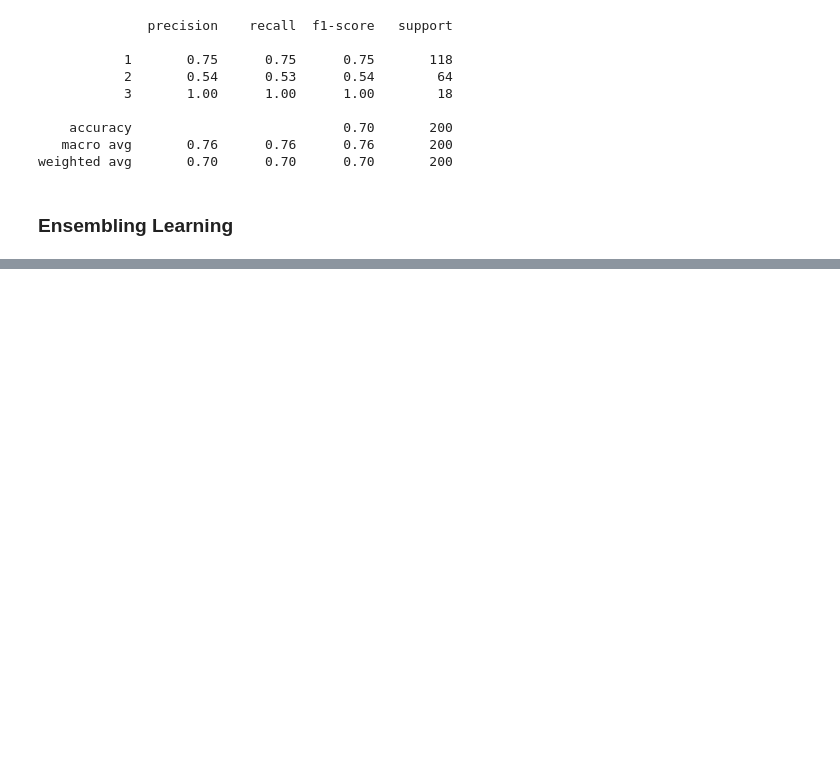
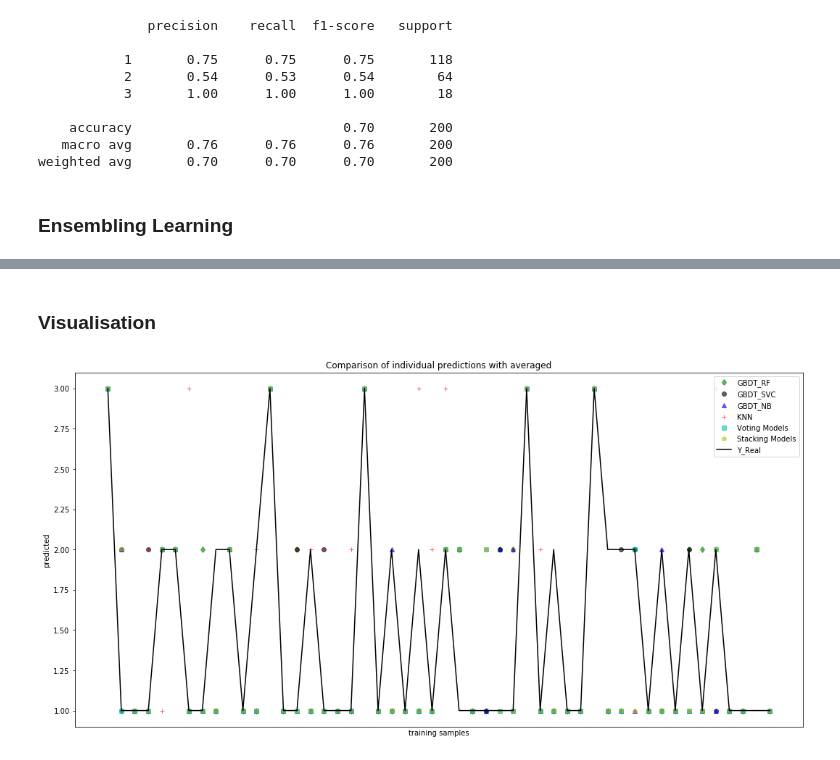
Before and after one commit to peteryph/Kaggle-Heart-Disease-UCI, a Jupyter notebook: UFC fight club.ipynb, the cells around one changed output, grey strips where cells are left out. Drawn from its saved outputs; the diff is of its cells as text; code cells hidden in the pictures; blank space fills up the shorter version.

Commit message:
Final visualisation and add readme

```diff
--- a/UFC fight club.ipynb
+++ b/UFC fight club.ipynb
@@ -789,6 +791,8 @@ weighted avg       0.70      0.70      0.70       200
 # %%
-model_list = [GBDT_RF, GBDT_SVC, GBDT_NB, GBDT_KNN]
-model_list_labels = ["GBDT_RF", "GBDT_SVC", "GBDT_NB", "GBDT_KNN"]
+model_list = [GBDT_RF, GBDT_SVC, GBDT_NB, KNN]
+model_list_labels = ["GBDT_RF", "GBDT_SVC", "GBDT_NB", "KNN"]
+
+
 lists = []
 for i in zip(model_list_labels,model_list):
     lists.append(i)
@@ -805,6 +835,11 @@ print(sklearn.metrics.classification_report(Test_Y, VC_models.predict(Test_X)) )
+# %%
+Stacking_X = np.append(Train_X, Valid_X,  axis=0)
+Stacking_Y = np.append(Train_Y, Valid_Y)
 # %%
-meta = MLPClassifier(max_iter=1000) # early stop
+meta = MLPClassifier(alpha = 25, solver = "adam", activation = "relu", max_iter = 1000) # early stop
+model_list = [GBDT_RF, GBDT_SVC, GBDT_NB, KNN]
+
 
 SC_models = StackingClassifier(classifiers=model_list, meta_classifier=meta)
-SC_models.fit(Train_X, Train_Y)
-SC_models.score(Train_X, Train_Y)
+SC_models.fit(Stacking_X, Stacking_Y)
+SC_models.score(Stacking_X, Stacking_Y)
@@ -816,0 +876,31 @@ print(sklearn.metrics.classification_report(Test_Y, SC_models.predict(Test_X)) )
+# %% [markdown]
+### Visualisation
+# %%
+# model_list = [GBDT_RF, Bagging_SVC, GBDT_NB, KNN]
+# model_list_labels = ["GBDT_RF", "Bagging_SVC", "GBDT_NB", "KNN"]
+
+
+num = 50
+xt = Test_X[:num]
+
+alpha = 0.6
+plt.figure(figsize=(18,9))
+plt.plot(GBDT_RF.predict(xt), 'gd',alpha = alpha, label='GBDT_RF')
+plt.plot(GBDT_SVC.predict(xt), 'ko',alpha = alpha, label='GBDT_SVC')
+plt.plot(GBDT_NB.predict(xt), 'b^',alpha = alpha, label='GBDT_NB')
+plt.plot(KNN.predict(xt), 'r+',alpha = alpha, label='KNN')
+plt.plot(VC_models.predict(xt), 'cs',alpha = alpha, label='Voting Models')
+plt.plot(SC_models.predict(xt), 'yp',alpha = alpha, label='Stacking Models')
+plt.plot(Test_Y[:num], 'black', label='Y_Real')
+
+
+plt.tick_params(axis='x', which='both', bottom=False, top=False,
+                labelbottom=False)
+plt.ylabel('predicted')
+plt.xlabel('training samples')
+plt.legend(loc="best")
+plt.title('Comparison of individual predictions with averaged')
+plt.savefig('result.pdf')
+plt.show()
+# %% [output]
+[figure, added]
```
Also changed, not shown: parts of 13 cells of this notebook, 2 other files.
